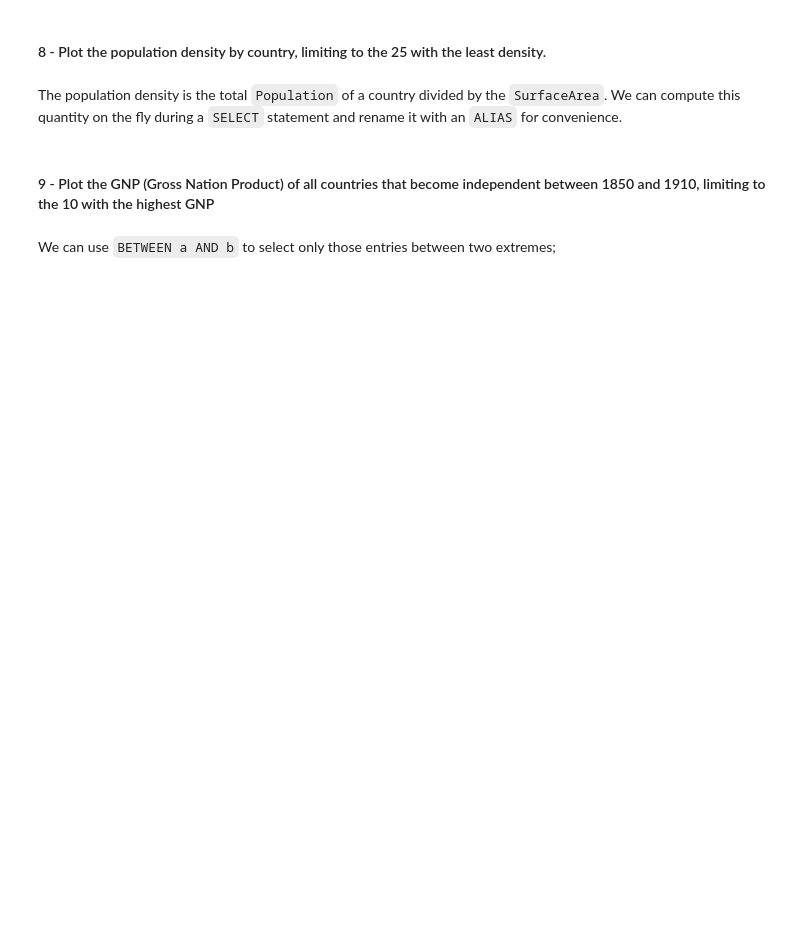
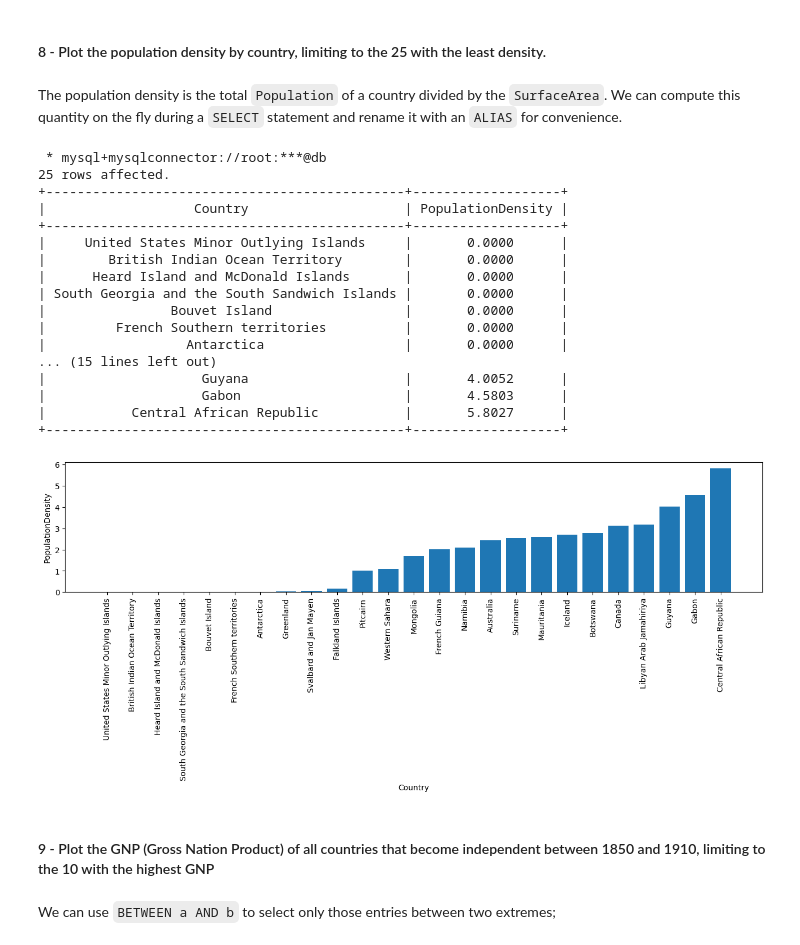
Before and after one commit to filippobezzi/MAPD-B, a Jupyter notebook: mysql/notebooks/MySQL.ipynb, the cells around one changed output. Drawn from its saved outputs; the diff is of its cells as text; code cells hidden in the pictures; blank space fills up the shorter version.

```diff
--- a/mysql/notebooks/MySQL.ipynb
+++ b/mysql/notebooks/MySQL.ipynb
@@ -1727,13 +1753,32 @@ WHERE c.Name = "Kingston";
 The population density is the total `Population` of a country divided by the `SurfaceArea`.
 We can compute this quantity on the fly during a `SELECT` statement and rename it with an `ALIAS` for convenience.
 # %%
-res_ = %sql SELECT     FROM     ORDER BY        LIMIT ;
+res_ = %sql SELECT Name AS Country, Population/SurfaceArea AS PopulationDensity    FROM country    ORDER BY PopulationDensity ASC       LIMIT 25;
 
 print(res_)
 
 plt.figure(figsize=(16,3))
 res_.bar();
 plt.xticks(rotation='vertical');
+# %% [output]
+ * mysql+mysqlconnector://root:***@db
+25 rows affected.
++----------------------------------------------+-------------------+
+|                   Country                    | PopulationDensity |
++----------------------------------------------+-------------------+
+|     United States Minor Outlying Islands     |       0.0000      |
+|        British Indian Ocean Territory        |       0.0000      |
+|      Heard Island and McDonald Islands       |       0.0000      |
+| South Georgia and the South Sandwich Islands |       0.0000      |
+|                Bouvet Island                 |       0.0000      |
+|         French Southern territories          |       0.0000      |
+|                  Antarctica                  |       0.0000      |
+... (15 lines left out)
+|                    Guyana                    |       4.0052      |
+|                    Gabon                     |       4.5803      |
+|           Central African Republic           |       5.8027      |
++----------------------------------------------+-------------------+
+[figure, added]
 # %% [markdown]
 #### 9 - Plot the GNP (Gross Nation Product) of all countries that become independent between 1850 and 1910, limiting to the 10 with the highest GNP
 # %% [markdown]
```
Also changed, not shown: parts of 14 cells of this notebook.
